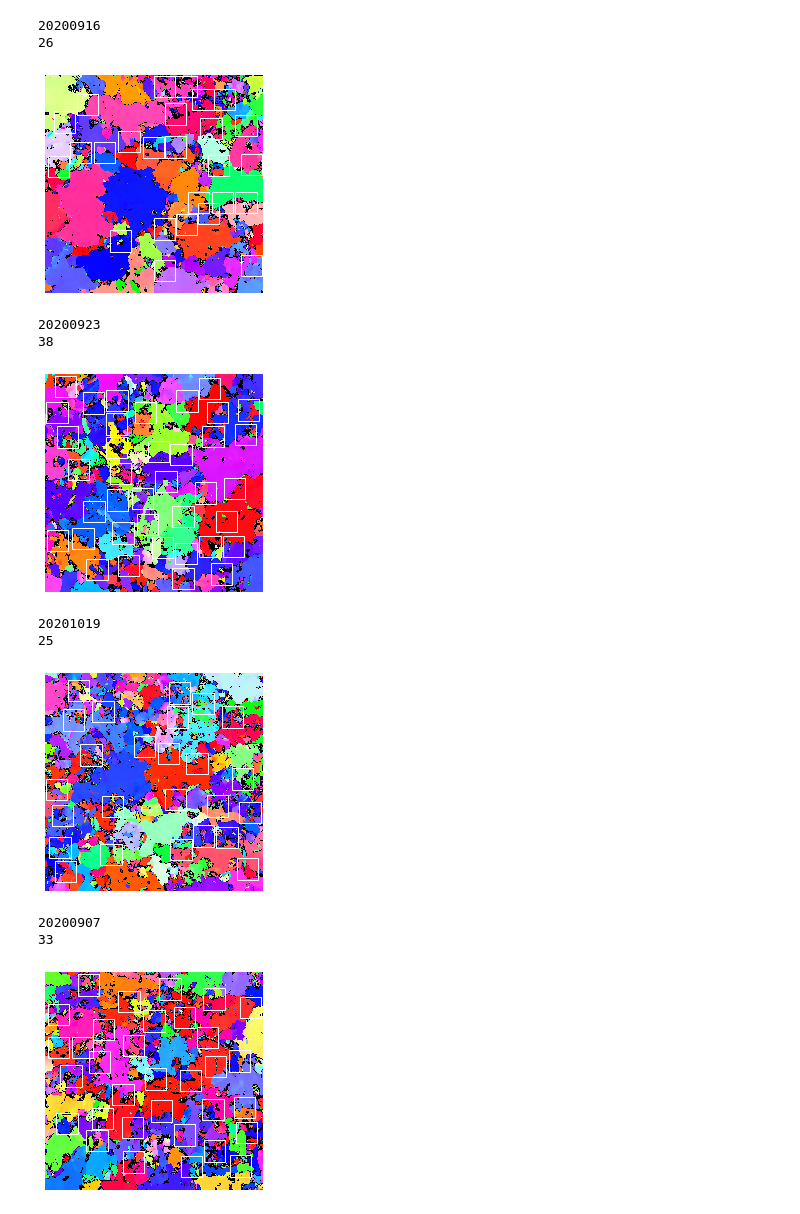
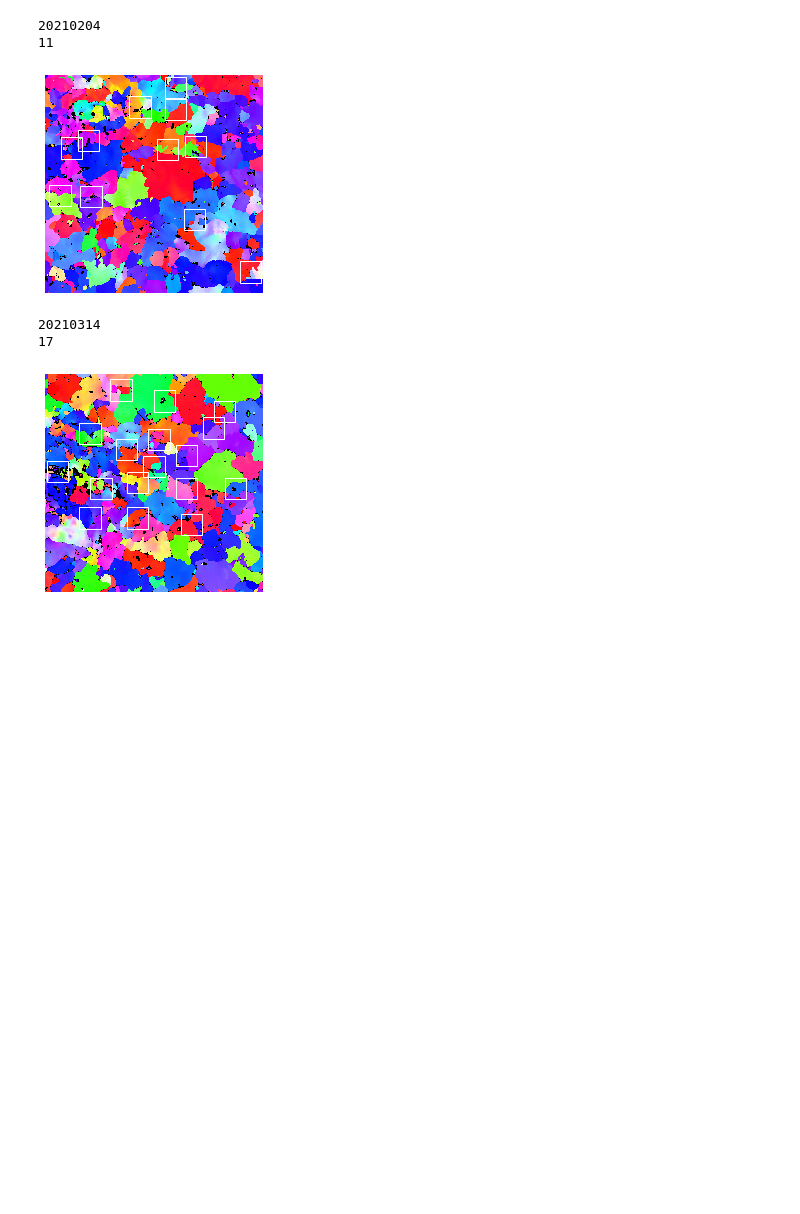
Before and after one commit to tsukiyashirokisaki/dp780, a Jupyter notebook: clear_label/validate.ipynb, the cells around one changed output. Saved outputs shown, nothing was run; the diff lists cells and outputs as text; code cells hidden in the pictures; blank space fills up the shorter version.

```diff
--- a/clear_label/validate.ipynb
+++ b/clear_label/validate.ipynb
@@ -10,7 +10,8 @@ sys.path.insert(1, '../')
 from func import ipfread,negsample
 import torch
 # %%
-file=open("590.txt","r")
+# file=open("590.txt","r")
+file=open("590_20210314.txt")
 ret=[]
 app=[]
 for ele in file.read().split("\n"):
@@ -31,7 +32,8 @@ for i in range(len(ret)):
     app=[]
     for j in range(len(ret[i])):
         ret[i][j] = ret[i][j].split(",")
-        app.append([500-int(ret[i][j][1])-50,int(ret[i][j][0])])
+#         app.append([500-int(ret[i][j][1])-50,int(ret[i][j][0])])
+        app.append([int(ret[i][j][1])-50,int(ret[i][j][0])])
     ret_.append(app)
 # %%
 # corner = np.load("output/train_corner_0.npy")
@@ -41,4 +43,5 @@ for i in range(len(ret)):
 # dic["train1b"]=ret_[2]
 # dic["train2b"]=ret_[3]
 # dic["train0b"]=corner.tolist()
+output=torch.load("../data/590_corner.pkl")
 # %%
@@ -48,36 +51,31 @@ for i in range(len(ret_)):
 torch.save(output,"../data/590_corner.pkl")
 # %%
 # for ele in ["train","test"]:
-for ele in ["590","780","980"]:
+for ele in ["590"]:
+# for ele in ["590","780","980"]:
     dic=torch.load("../data/%s_corner.pkl"%(ele))
-    for subset in ["train","val"]:
+    for subset in ["train","val","test"]:
         path="../data/"+ele+"/"+subset+"/"
         for date in os.listdir(path):
             print(date)
             img = ipfread(path+date+"/before/")[:,:,6:][...,[2,1,0]]
             corner = dic[date]
             fig,ax = plt.subplots(1)
             ax.axis("off")
             ax.imshow(img)
             print(len(corner))
             for i in range(len(corner)):
                 sample_y,sample_x = corner[i]
                 h,w=50,50
                 rect = patches.Rectangle((sample_x,sample_y),49,49,linewidth=1,edgecolor='w',facecolor='none')
                 ax.add_patch(rect)
             #     plt.text(sample_x+25, sample_y+25,str(i),color="w")
             plt.savefig("../output/%s_%s.png"%(ele,date),dpi=600,bbox_inches='tight',pad_inches=0)
             plt.show()
 # %% [output]
-20200916
-26
+20210204
+11
-[figure, old version]
+[figure, new version]
-20200923
-38
+20210314
+17
-[figure, old version]
+[figure, new version]
-20201019
-25
-[figure, removed]
-20200907
-33
-[figure, removed]
```
Also changed, not shown: parts of 2 cells of this notebook, 7 other files.
